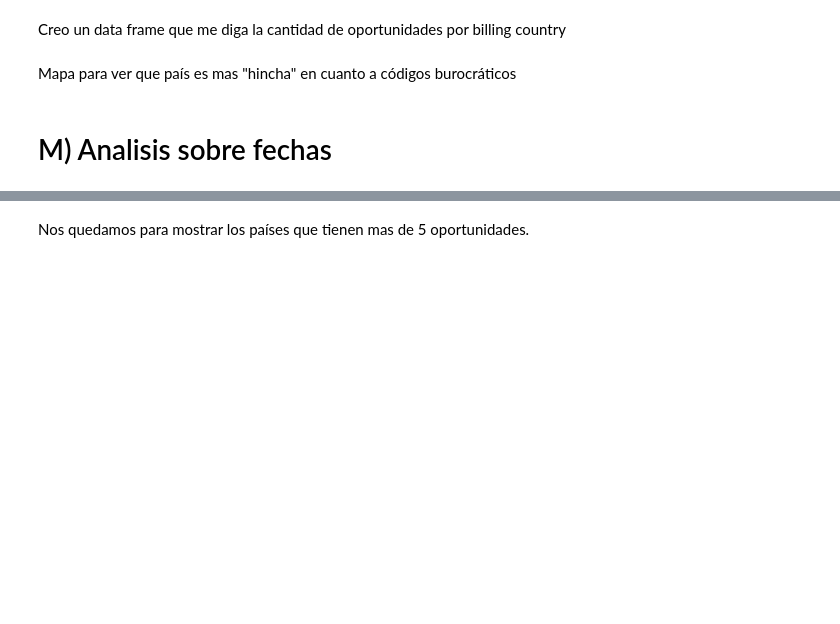
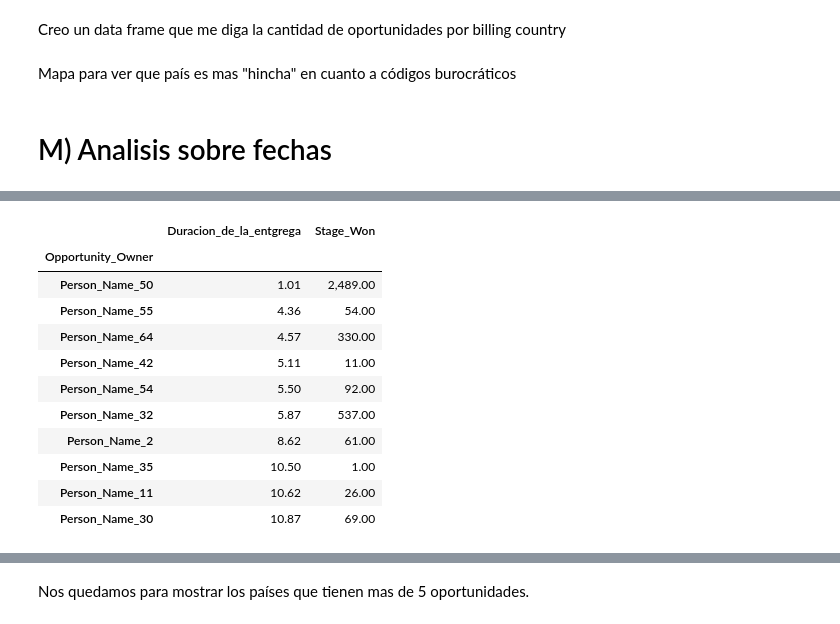
Before and after one commit to FerFabbiano/tp1-OrganizacionDeDatos, a Jupyter notebook: TP1_OrgaDeDatos.ipynb, the cells around one changed output, grey strips where cells are left out. Cells and saved outputs as stored; diff of their text form; code cells hidden in the pictures; blank space fills up the shorter version.

```diff
--- a/TP1_OrgaDeDatos.ipynb
+++ b/TP1_OrgaDeDatos.ipynb
@@ -1158,6 +1165,19 @@ segun_fechas_vendedores.nlargest(10, "Stage_Won")
 # %%
 # Me fijo si a menor casos ganados, mayor cantidad de dias de entrega.
 
 segun_fechas_vendedores = segun_fechas_vendedores[(segun_fechas_vendedores[["Stage_Won"]] != 0).all(axis=1)]
-segun_fechas_vendedores.nsmallest(10, "Stage_Won")
+segun_fechas_vendedores.nsmallest(10, "Duracion_de_la_entgrega")
+# %% [output]
+|  | Duracion_de_la_entgrega | Stage_Won |
+| Opportunity_Owner |  |  |
+| Person_Name_50 | 1.01 | 2,489.00 |
+| Person_Name_55 | 4.36 | 54.00 |
+| Person_Name_64 | 4.57 | 330.00 |
+| Person_Name_42 | 5.11 | 11.00 |
+| Person_Name_54 | 5.50 | 92.00 |
+| Person_Name_32 | 5.87 | 537.00 |
+| Person_Name_2 | 8.62 | 61.00 |
+| Person_Name_35 | 10.50 | 1.00 |
+| Person_Name_11 | 10.62 | 26.00 |
+| Person_Name_30 | 10.87 | 69.00 |
 # %%
```
Also changed, not shown: parts of 13 cells of this notebook, 20 other files.
